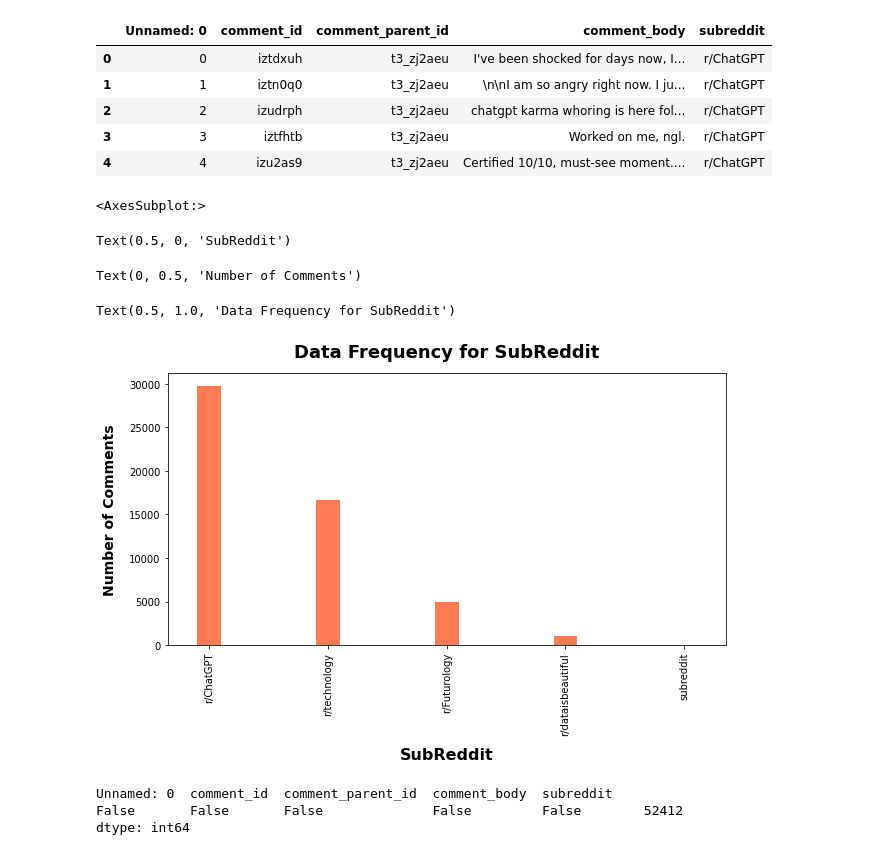
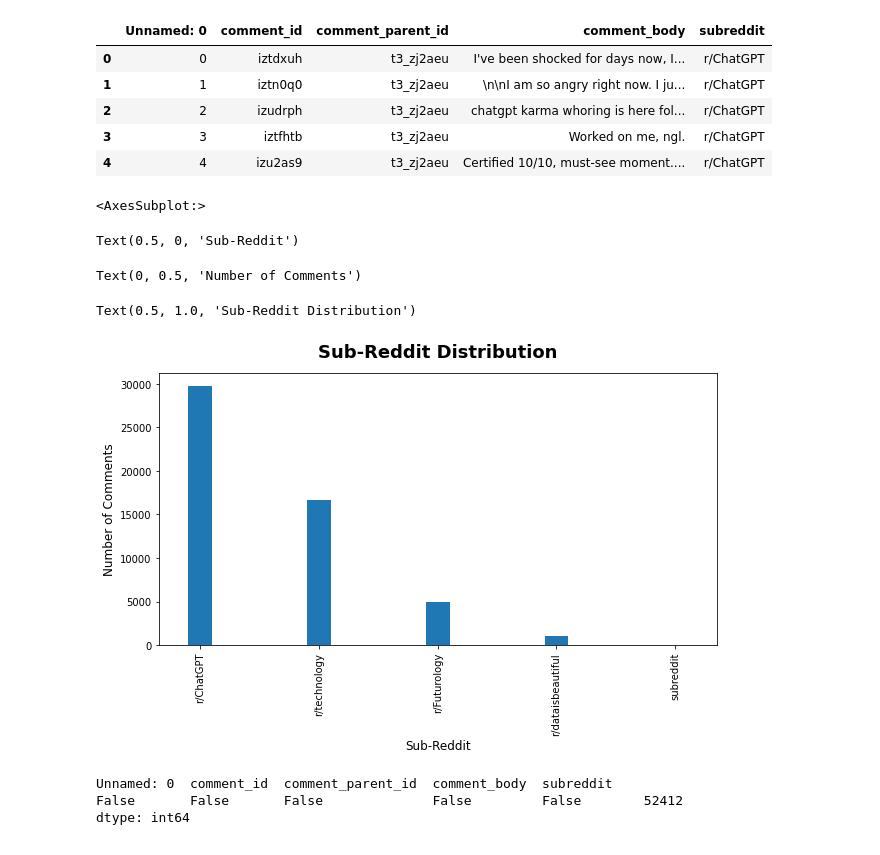
Before and after one commit to ewang97/ChatGPT-Reddit-Comment-Analysis, a Jupyter notebook: visualization.ipynb, the cells around one changed output. Drawn from its saved outputs; the diff is of its cells as text; code cells hidden in the pictures.

```diff
--- a/visualization.ipynb
+++ b/visualization.ipynb
@@ -45,19 +47,19 @@ df.head()
 | 3 | 3 | iztfhtb | t3_zj2aeu | Worked on me, ngl. | r/ChatGPT |
 | 4 | 4 | izu2as9 | t3_zj2aeu | Certified 10/10, must-see moment.... | r/ChatGPT |
 # %%
-df['subreddit'].value_counts().sort_values(ascending = False).plot(kind='bar', figsize=(10,5), width=0.2, color="#FF7B54")
+df['subreddit'].value_counts().sort_values(ascending = False).plot(kind='bar', figsize=(10,5), width=0.2)
 
-plt.xlabel("SubReddit", fontsize=16, fontweight="semibold", labelpad=12)
-plt.ylabel("Number of Comments", fontsize=14, fontweight="semibold", labelpad=12)
-plt.title("Data Frequency for SubReddit", fontsize=18,pad=16, fontweight="bold")
+plt.xlabel("Sub-Reddit", fontsize=12)
+plt.ylabel("Number of Comments", fontsize=12)
+plt.title("Sub-Reddit Distribution", fontsize=18,pad=16, fontweight="bold")
 
 plt.show()
 # %% [output]
 <AxesSubplot:>
-Text(0.5, 0, 'SubReddit')
+Text(0.5, 0, 'Sub-Reddit')
 Text(0, 0.5, 'Number of Comments')
-Text(0.5, 1.0, 'Data Frequency for SubReddit')
+Text(0.5, 1.0, 'Sub-Reddit Distribution')
-[figure, old version]
+[figure, new version]
 # %%
 #Check for/Remove NULL values
 df.dropna(inplace=True)
```
Also changed, not shown: parts of 9 cells of this notebook, 2 other files.
